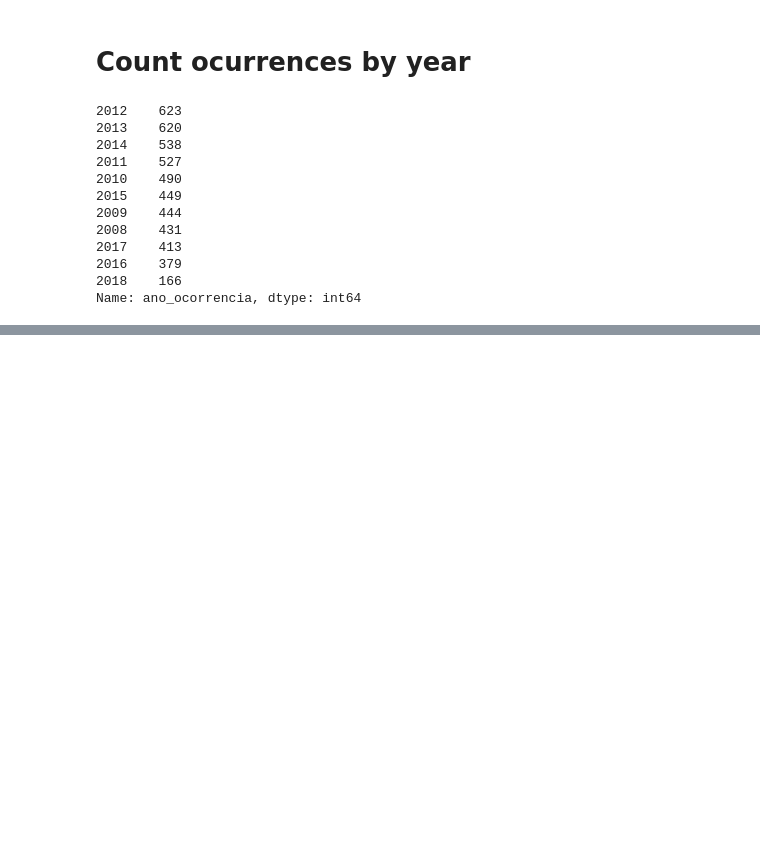
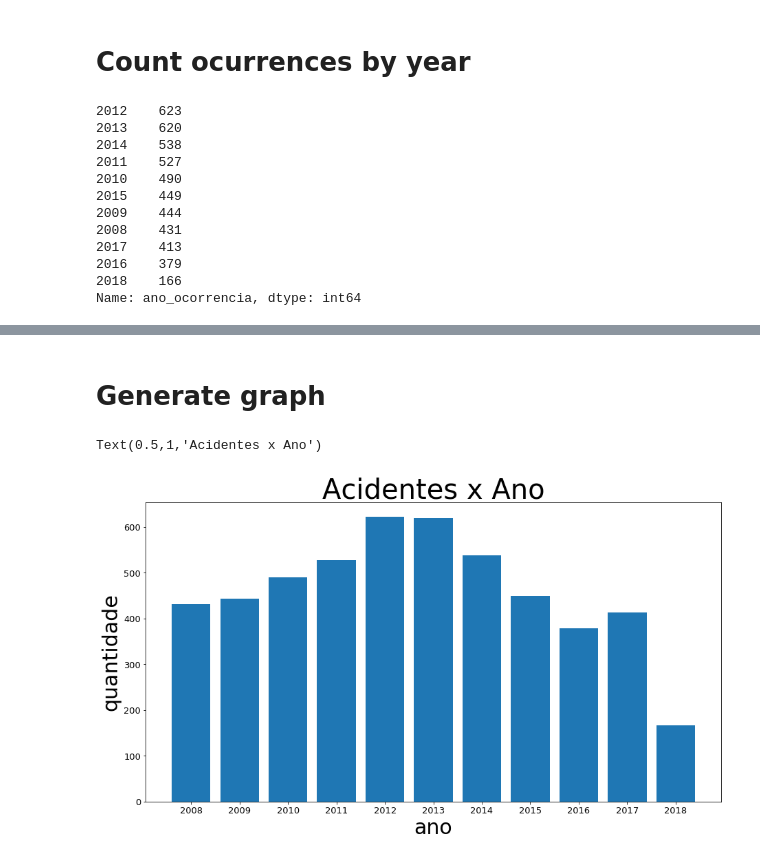
Before and after one commit to Guilehm/notebooks, a Jupyter notebook: airplanes_occurrences.ipynb, the cells around one changed output, grey strips where cells are left out. Saved outputs shown, nothing was run; the diff lists cells and outputs as text; code cells hidden in the pictures; blank space fills up the shorter version.

Commit message:
Generate chart

```diff
--- a/airplanes_occurrences.ipynb
+++ b/airplanes_occurrences.ipynb
@@ -70,0 +73,4 @@ Name: ano_ocorrencia, dtype: int64
+# %%
+ocurrences_by_year = ocurrences_by_year.reset_index()
+ocurrences_by_year.columns = ('ano', 'contagem')
+ocurrences_by_year
@@ -70,0 +105,13 @@ Name: ano_ocorrencia, dtype: int64
+# %% [markdown]
+# Generate graph
+# %%
+plt.figure(figsize=(15, 8))
+plt.bar(ocurrences_by_year.ano, ocurrences_by_year.contagem)
+plt.xlabel('ano', fontsize=30)
+plt.ylabel('quantidade', fontsize=30)
+plt.xticks(ocurrences_by_year.ano)
+plt.tick_params(axis='both', labelsize=13)
+plt.title('Acidentes x Ano', fontsize=40)
+# %% [output]
+Text(0.5,1,'Acidentes x Ano')
+[figure, added]
```
Also changed, not shown: parts of 3 cells of this notebook.
